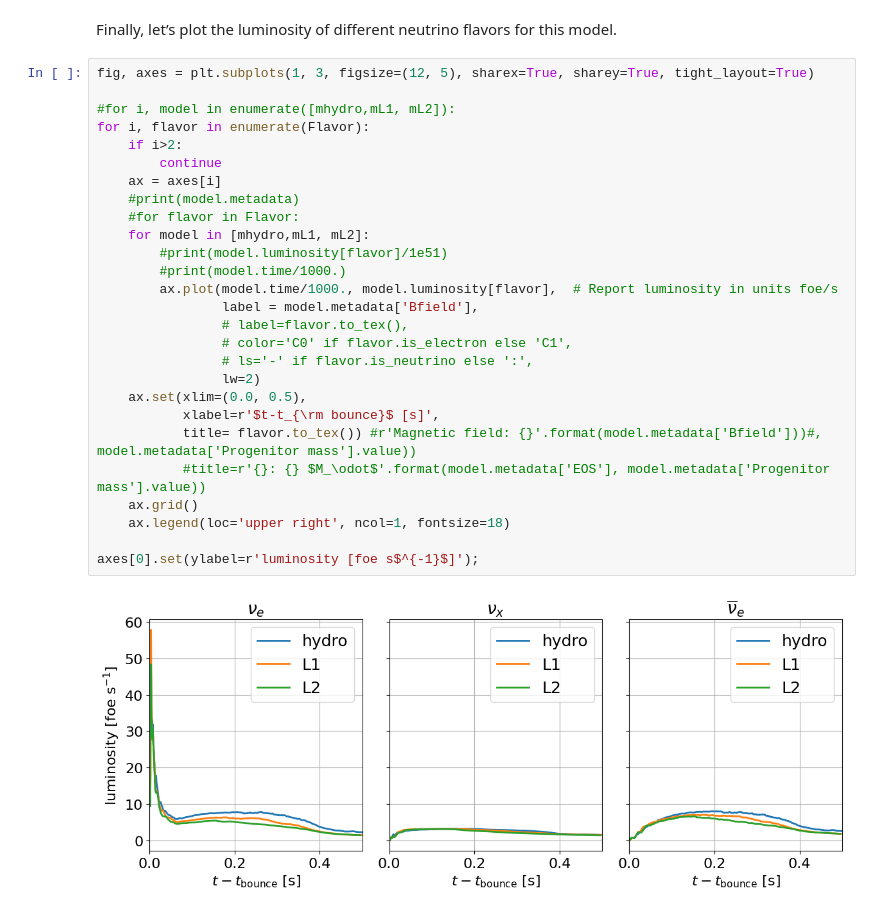
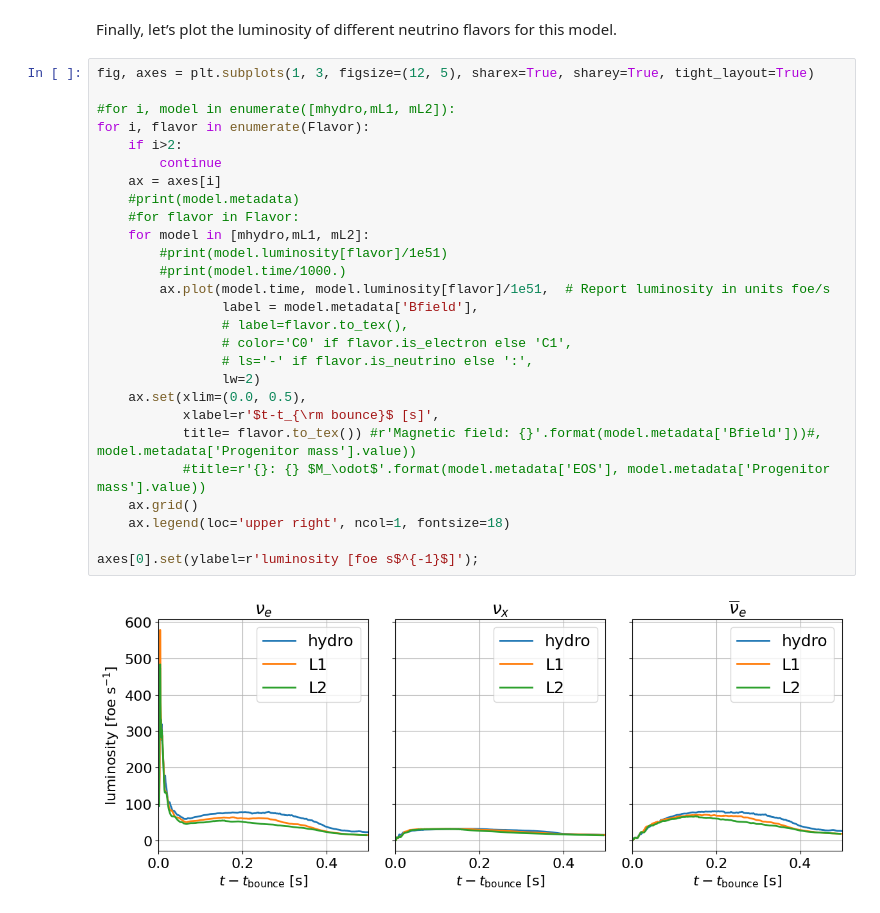
Before and after one commit to SNEWS2/snewpy, a Jupyter notebook: doc/nb/ccsn/Bugli_2021.ipynb, the cells around one changed output. Saved outputs shown, nothing was run; the diff lists cells and outputs as text.

```diff
--- a/doc/nb/ccsn/Bugli_2021.ipynb
+++ b/doc/nb/ccsn/Bugli_2021.ipynb
@@ -54,29 +54,29 @@ Finally, let’s plot the luminosity of different neutrino flavors for this mode
 # %%
 fig, axes = plt.subplots(1, 3, figsize=(12, 5), sharex=True, sharey=True, tight_layout=True)
 
 #for i, model in enumerate([mhydro,mL1, mL2]):
 for i, flavor in enumerate(Flavor):
     if i>2:
         continue
     ax = axes[i]
     #print(model.metadata)
     #for flavor in Flavor:
     for model in [mhydro,mL1, mL2]:
         #print(model.luminosity[flavor]/1e51)
         #print(model.time/1000.)
-        ax.plot(model.time/1000., model.luminosity[flavor],  # Report luminosity in units foe/s
+        ax.plot(model.time, model.luminosity[flavor]/1e51,  # Report luminosity in units foe/s
                 label = model.metadata['Bfield'],
                 # label=flavor.to_tex(),
                 # color='C0' if flavor.is_electron else 'C1',
                 # ls='-' if flavor.is_neutrino else ':',
                 lw=2)
     ax.set(xlim=(0.0, 0.5),
            xlabel=r'$t-t_{\rm bounce}$ [s]',
            title= flavor.to_tex()) #r'Magnetic field: {}'.format(model.metadata['Bfield']))#, model.metadata['Progenitor mass'].value))
            #title=r'{}: {} $M_\odot$'.format(model.metadata['EOS'], model.metadata['Progenitor mass'].value))
     ax.grid()
     ax.legend(loc='upper right', ncol=1, fontsize=18)
 
 axes[0].set(ylabel=r'luminosity [foe s$^{-1}$]');
 # %% [output]
-[figure, old version]
+[figure, new version]
```
Also changed, not shown: parts of 1 cell of this notebook.
